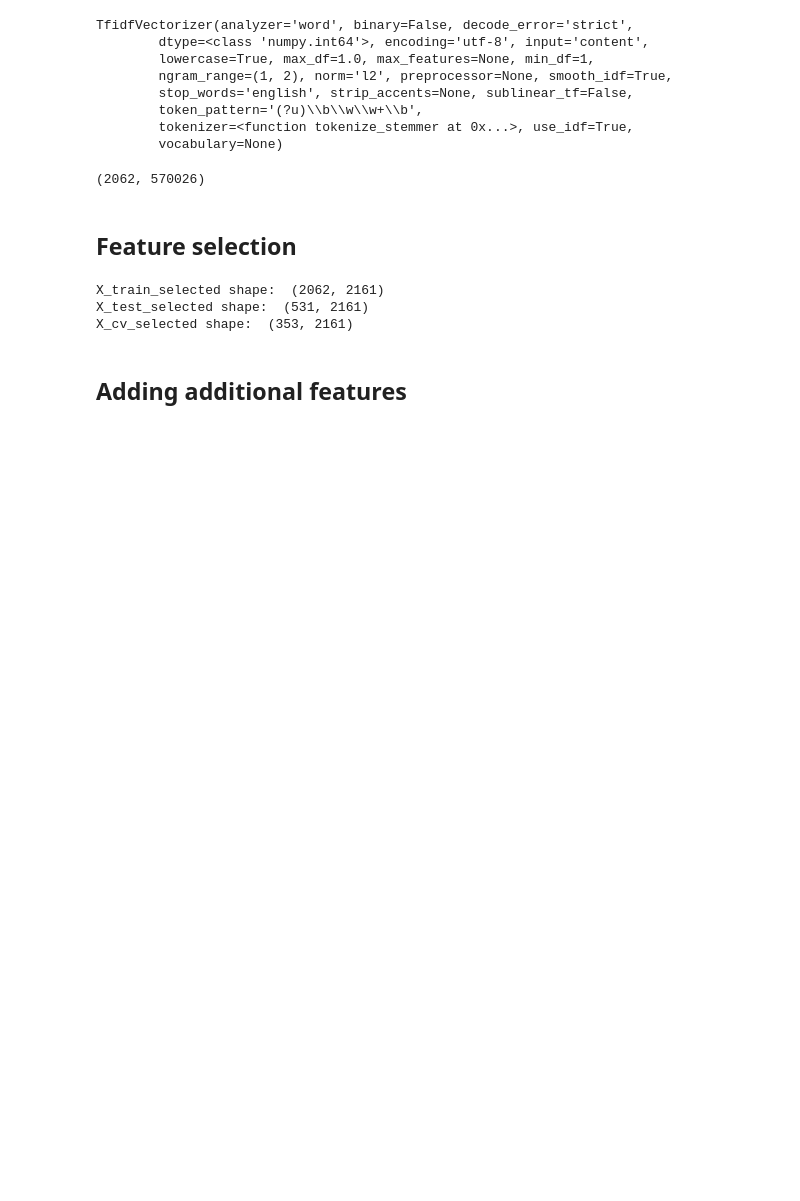
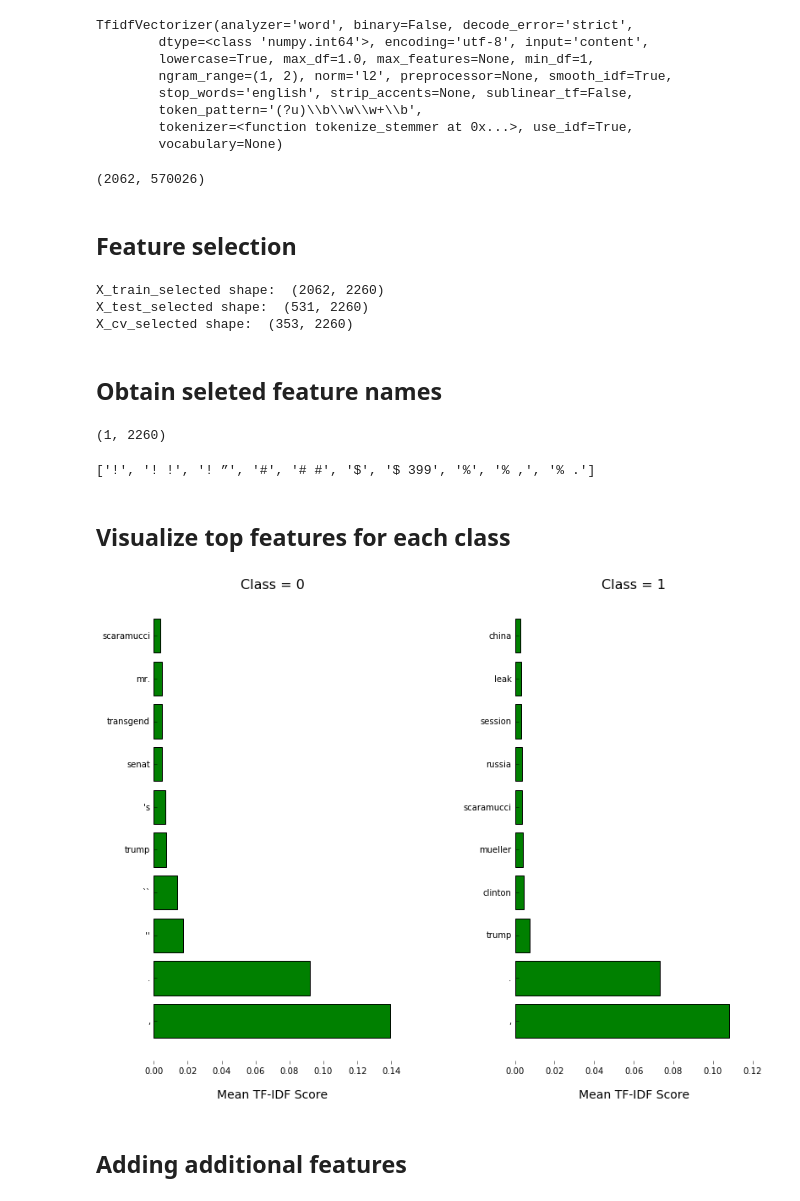
Before and after one commit to Fake-News-Project/Fake-News-Project, a Jupyter notebook: Step2_Extracting_features_and_predict_via_machine_learning.ipynb, the cells around one changed output. Cells and saved outputs as stored; diff of their text form; code cells hidden in the pictures; blank space fills up the shorter version.

```diff
--- a/Step2_Extracting_features_and_predict_via_machine_learning.ipynb
+++ b/Step2_Extracting_features_and_predict_via_machine_learning.ipynb
@@ -178,7 +179,7 @@ from sklearn.feature_selection import SelectPercentile, SelectKBest, f_classif,
 
 
 # select from model
-lsvc = LinearSVC(C=8000, penalty="l1", dual=False).fit(X_train_tot, Y_train)
+lsvc = LinearSVC(C=9000, penalty="l1", dual=False)#.fit(X_train_tot, Y_train)
 selector = SelectFromModel(lsvc, prefit=False)
 
 
@@ -191,6 +192,21 @@ print("X_train_selected shape: ", X_train_selected.shape)
 print("X_test_selected shape: ", X_test_selected.shape)
 print("X_cv_selected shape: ", X_cv_selected.shape)
 # %% [output]
-X_train_selected shape:  (2062, 2161)
-X_test_selected shape:  (531, 2161)
-X_cv_selected shape:  (353, 2161)
+X_train_selected shape:  (2062, 2260)
+X_test_selected shape:  (531, 2260)
+X_cv_selected shape:  (353, 2260)
+# %% [markdown]
+## Obtain seleted feature names
+# %%
+feat_names_tfidf = tfidf.get_feature_names()
+feat_names_sel = selector.transform(feat_names_tfidf)
+feat_names_sel.shape
+# %% [output]
+(1, 2260)
+# %%
+feat_names_sel_list = feat_names_sel.flatten().tolist()
+feat_names_sel_list[:10]
+# %% [output]
+['!', '! !', '! ”', '#', '# #', '$', '$ 399', '%', '% ,', '% .']
+# %% [markdown]
+## Visualize top features for each class
@@ -197,3 +271,8 @@ X_cv_selected shape:  (353, 2161)
+# %%
+top_features = top_features_by_class(X_train_selected, Y_train, feat_names_sel_list,top_n=10)
+plot_tfidf_classfeats_h(top_features)
+# %% [output]
+[figure, added]
 # %% [markdown]
 ## Adding additional features
 # %%
```
Also changed, not shown: parts of 33 cells of this notebook.
